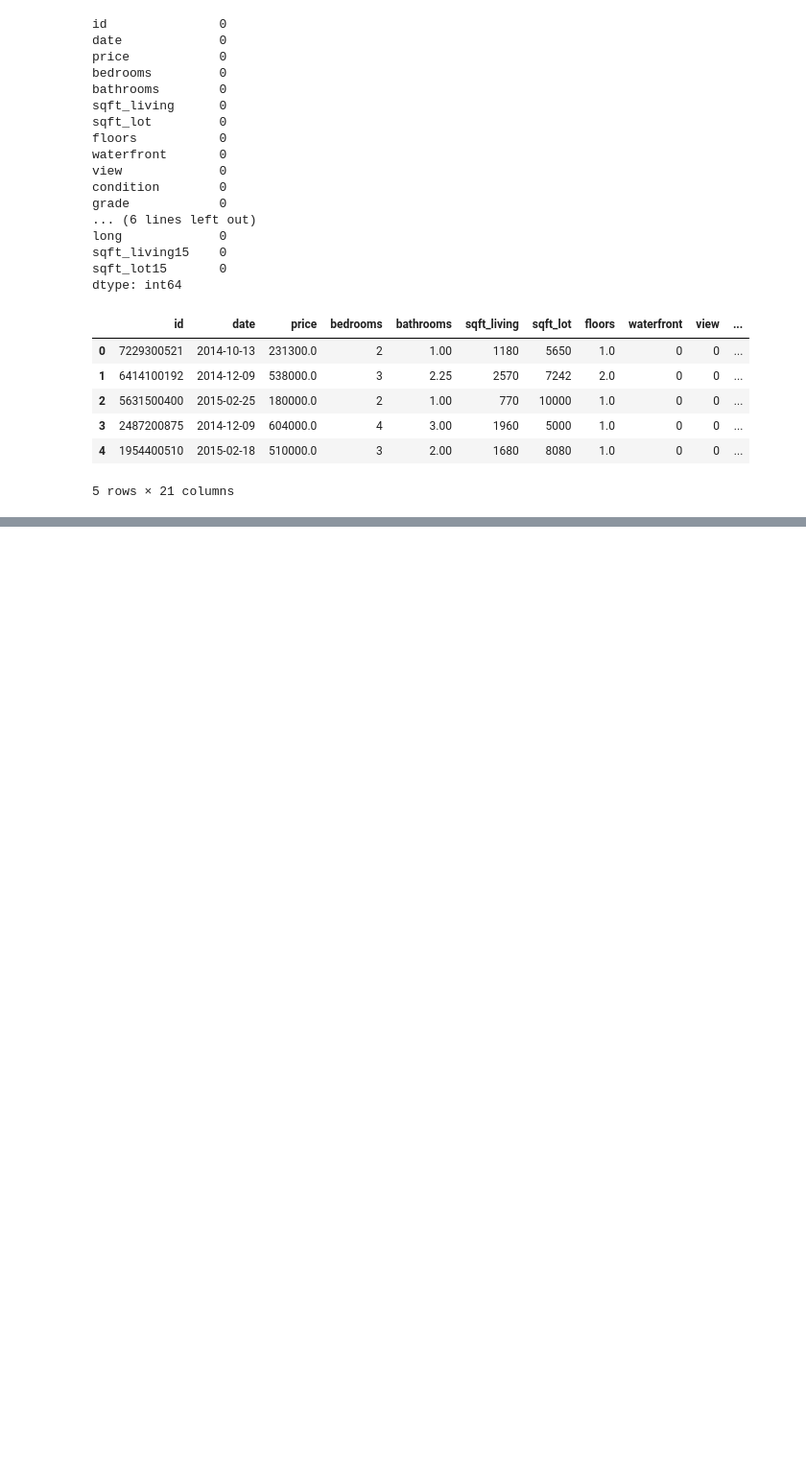
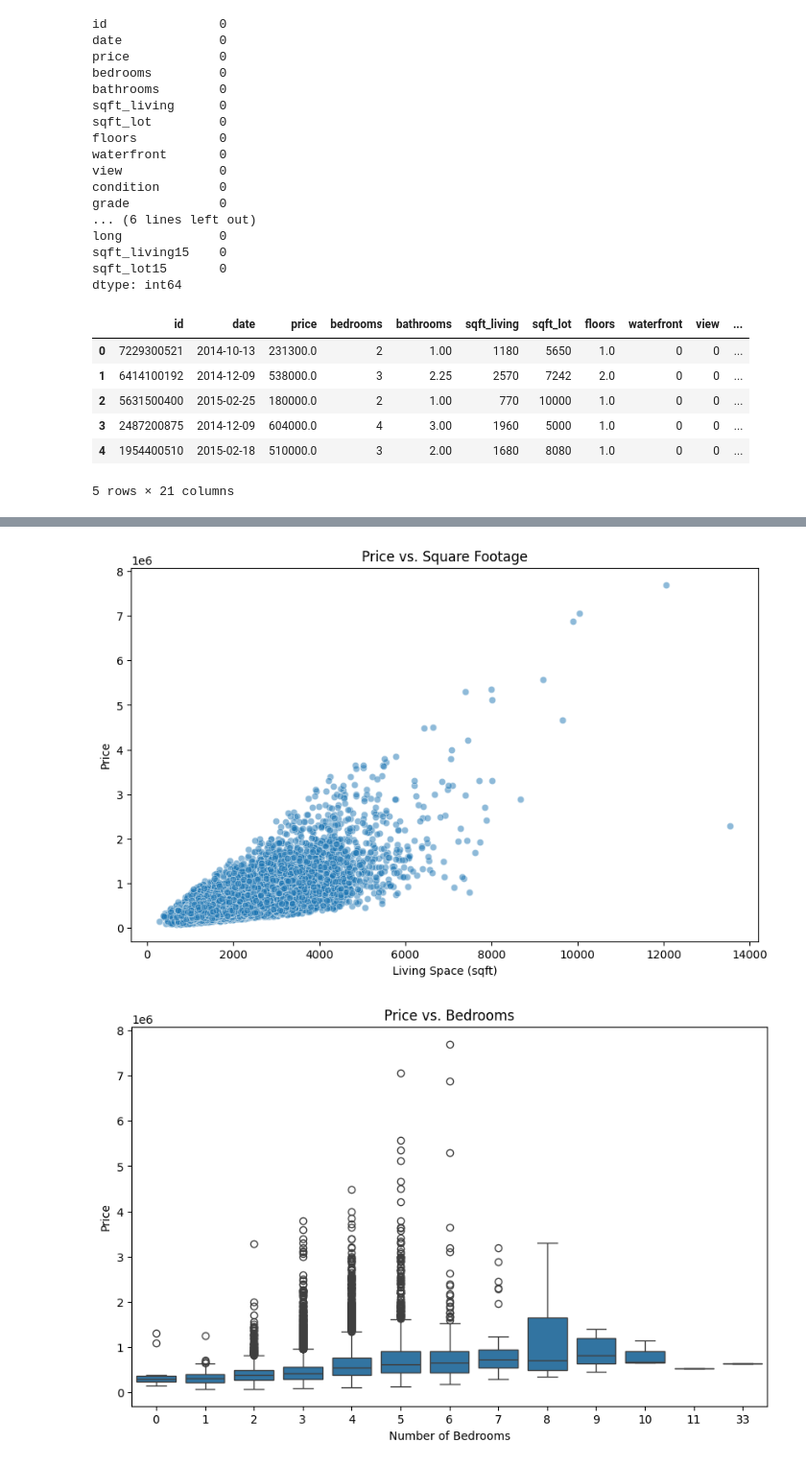
Before and after one commit to deepaknandeshwar17/LIT-py, a Jupyter notebook: housing_practice.ipynb, the cells around one changed output, grey strips where cells are left out. Shown at 96% size. Cells and saved outputs as stored; diff of their text form; code cells hidden in the pictures; blank space fills up the shorter version.

```diff
--- a/housing_practice.ipynb
+++ b/housing_practice.ipynb
@@ -170,0 +91,18 @@ ImportError: numpy.core.multiarray failed to import
+# %%
+
+plt.figure(figsize=(10, 6))
+sns.scatterplot(x='sqft_living', y='price', data=housing_data, alpha=0.5)
+plt.title('Price vs. Square Footage')
+plt.xlabel('Living Space (sqft)')
+plt.ylabel('Price')
+plt.show()
+
+plt.figure(figsize=(10, 6))
+sns.boxplot(x='bedrooms', y='price', data=housing_data)
+plt.title('Price vs. Bedrooms')
+plt.xlabel('Number of Bedrooms')
+plt.ylabel('Price')
+plt.show()
+# %% [output]
+[figure, added]
+[figure, added]
```
Also changed, not shown: parts of 16 cells of this notebook, 2 other files.
